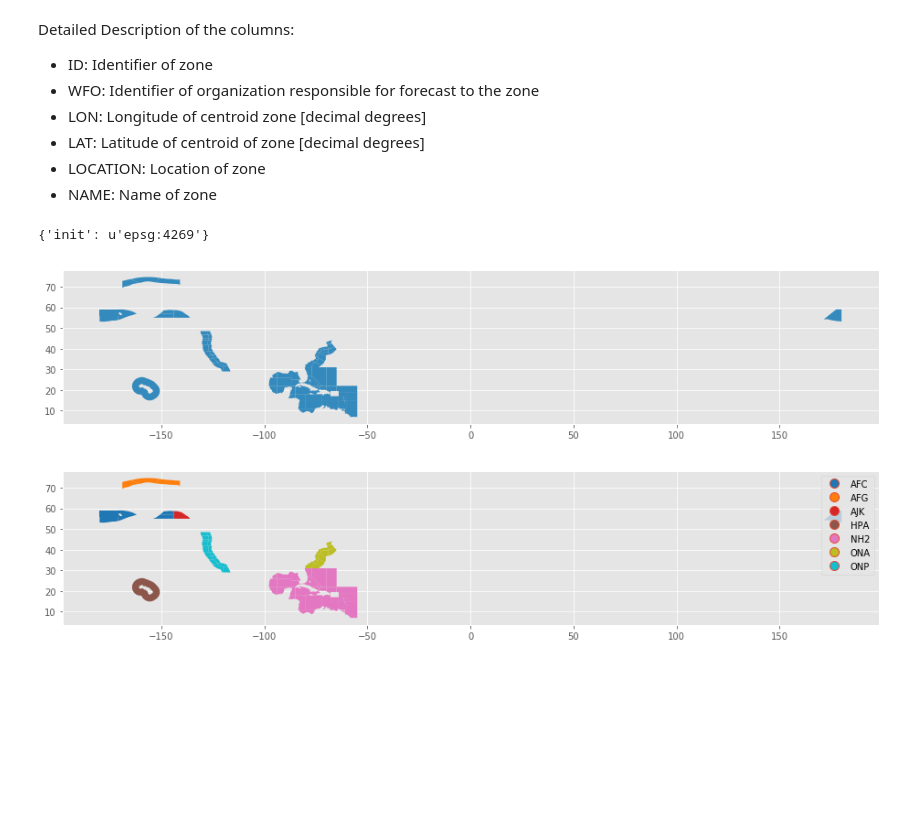
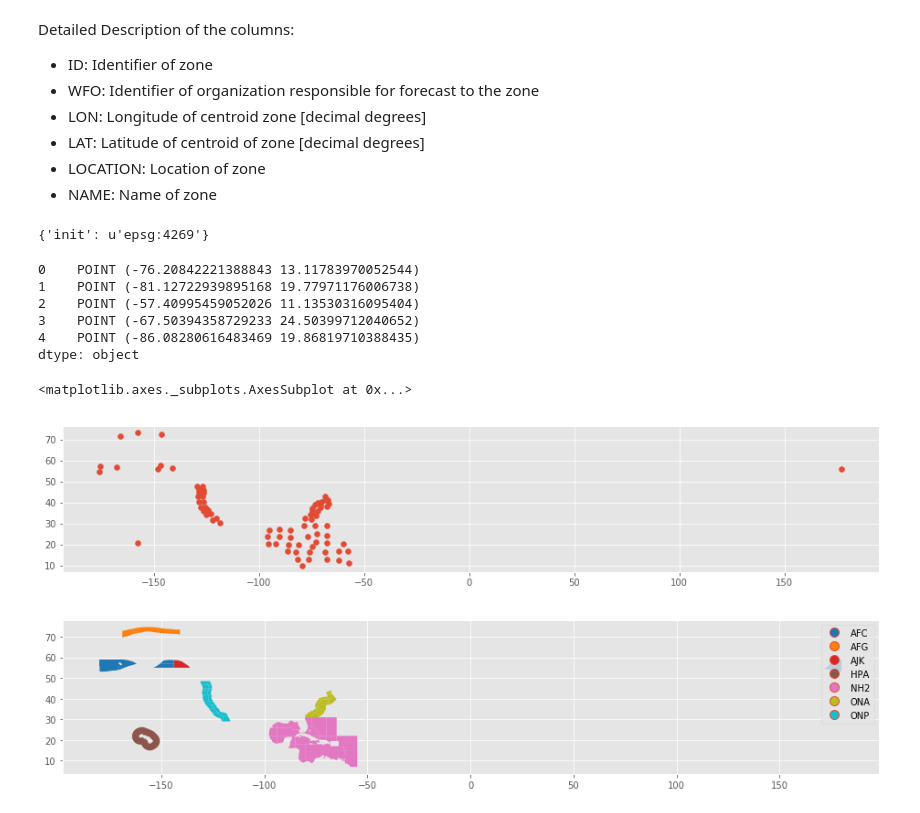
Before and after one commit to twseptian/Coastal-and-Offshore-Marine-Zones, a Jupyter notebook: Spatial-DB.ipynb, the cells around one changed output. Drawn from its saved outputs; the diff is of its cells as text; code cells hidden in the pictures; blank space fills up the shorter version.

```diff
--- a/Spatial-DB.ipynb
+++ b/Spatial-DB.ipynb
@@ -114,13 +211,25 @@ Detailed Description of the columns:
 - LAT: Latitude of centroid of zone [decimal degrees]
 - LOCATION: Location of zone
 - NAME: Name of zone
-# %%
-oz_df.crs
-# %% [output]
-{'init': u'epsg:4269'}
+# %%
+# * find out the Spatial Reference System (CRS/SRS) for the GeoDataframe?
+# A note about CRS's and Geospatial Data.
+oz_df.crs
+# %% [output]
+{'init': u'epsg:4269'}
+# %%
+cents = oz_df.centroid
+cents.head()
+# %% [output]
+0    POINT (-76.20842221388843 13.11783970052544)
+1    POINT (-81.12722939895168 19.77971176006738)
+2    POINT (-57.40995459052026 11.13530316095404)
+3    POINT (-67.50394358729233 24.50399712040652)
+4    POINT (-86.08280616483469 19.86819710388435)
+dtype: object
 # %%
-oz_df.plot(figsize=(16, 8))
-plt.show()
+cents.plot(figsize=(16,8))
 # %% [output]
+<matplotlib.axes._subplots.AxesSubplot at 0x...>
-[figure, old version]
+[figure, new version]
 # %%
```
Also changed, not shown: parts of 105 cells of this notebook.
